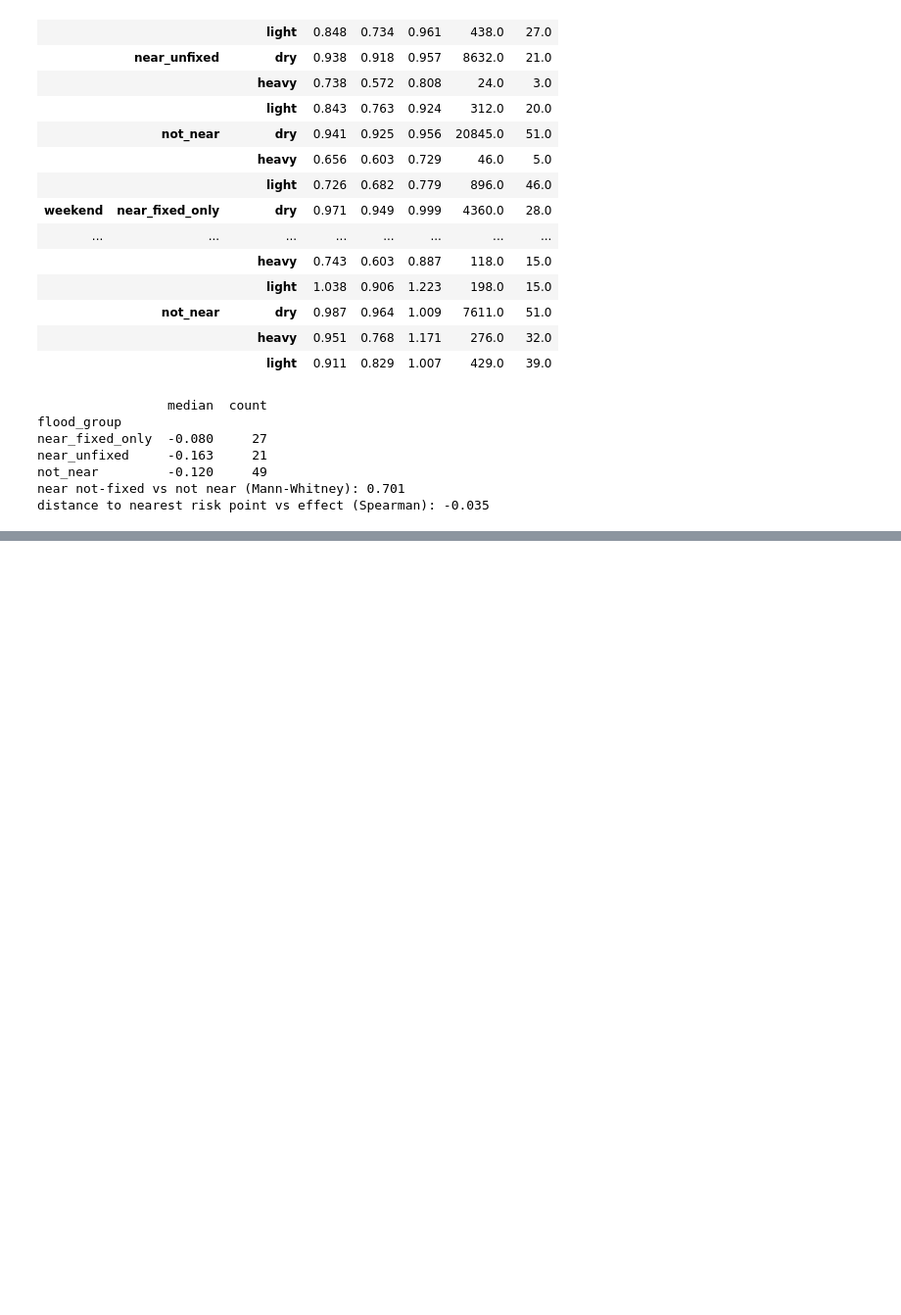
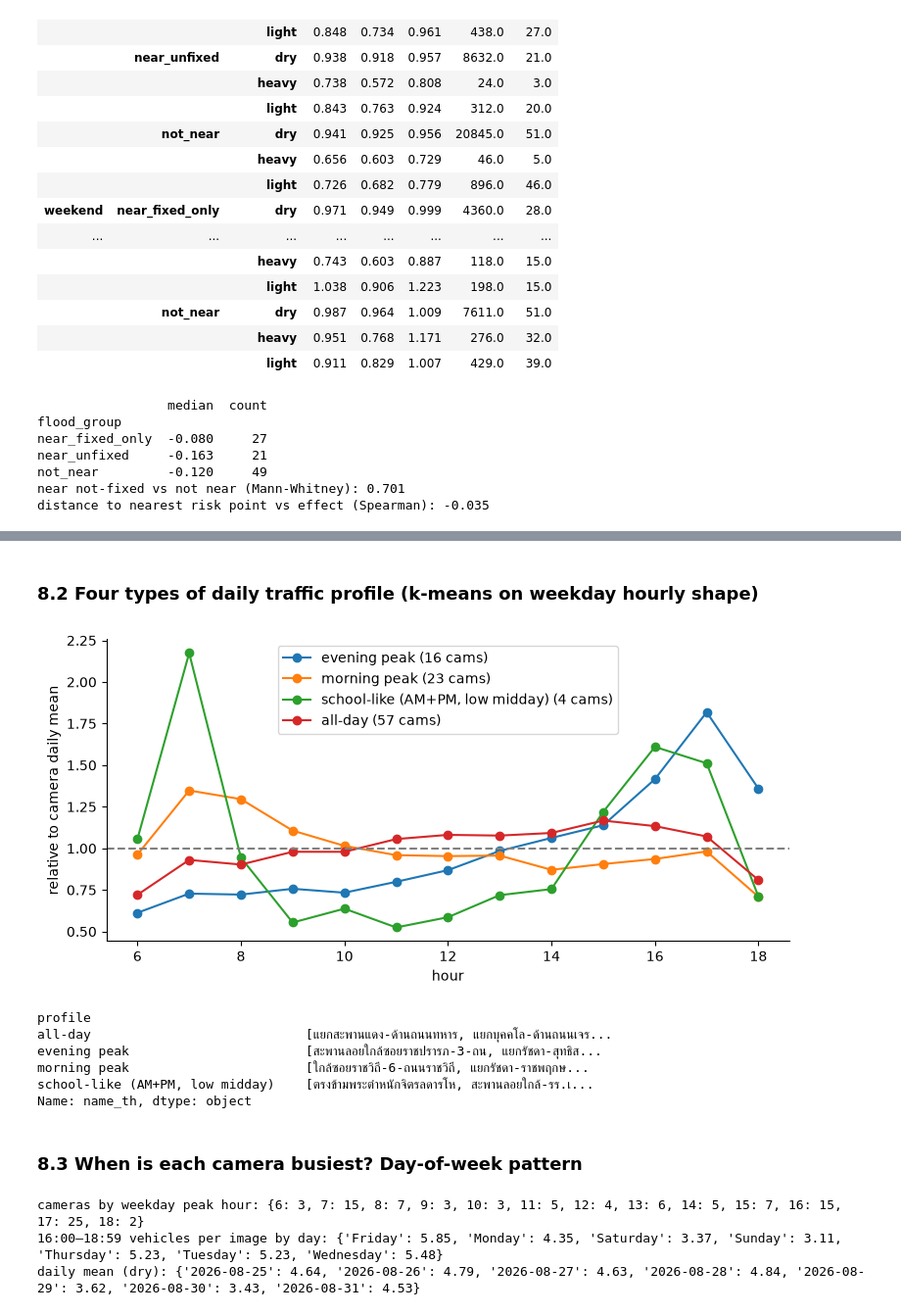
Before and after one commit to Mahhhh123/DSDE-Project-Traffic, a Jupyter notebook: 03_data_science/analysis.ipynb, the cells around one changed output, grey strips where cells are left out. Shown at 98% size. Saved outputs shown, nothing was run; the diff lists cells and outputs as text; code cells hidden in the pictures; blank space fills up the shorter version.

Commit message:
Restructure insights: 4 main conclusions plus general traffic insights from all provided data
Co-Authored-By: Claude Opus 5.5 <noreply@anthropic.com>

```diff
--- a/03_data_science/analysis.ipynb
+++ b/03_data_science/analysis.ipynb
@@ -307,0 +313,6 @@ distance to nearest risk point vs effect (Spearman): -0.035
+# %%
+mid = dry[dry.hour.between(9, 14)].groupby(['cam', 'day']).vehicles.mean().unstack()
+mid['weekend_ratio'] = mid.weekend / mid.weekday
+mid = mid.join(cams.set_index('cam')[['name_th']])
+print('median weekend/weekday ratio:', round(mid.weekend_ratio.median(), 2))
+pd.concat([mid.sort_values('weekend_ratio', ascending=False).head(6), mid.sort_values('weekend_ratio').head(6)])[['name_th', 'weekday', 'weekend', 'weekend_ratio']].round(2)
@@ -307,0 +335,44 @@ distance to nearest risk point vs effect (Spearman): -0.035
+# %% [markdown]
+### 8.2 Four types of daily traffic profile (k-means on weekday hourly shape)
+# %%
+from scipy.cluster.vq import kmeans2
+wdd = dry[(dry.day == 'weekday') & dry.hour.between(6, 18)]
+prof = wdd.groupby(['cam', 'hour']).vehicles.mean().unstack()
+Z = prof.div(prof.mean(axis=1), axis=0).fillna(1)
+best = None
+for seed in range(20):
+    cen, lab = kmeans2(Z.values, 4, seed=seed, minit='++')
+    inertia = ((Z.values - cen[lab]) ** 2).sum()
+    if best is None or inertia < best[0]:
+        best = (inertia, cen, lab)
+_, cen, lab = best
+names = {}
+for k in range(4):
+    am, mid_, pm = cen[k][1:3].mean(), cen[k][5:9].mean(), cen[k][10:12].mean()
+    names[k] = 'school-like (AM+PM, low midday)' if am > 1.3 and pm > 1.3 else 'morning peak' if am > 1.2 else 'evening peak' if pm > 1.3 else 'all-day'
+Z['profile'] = [names[k] for k in lab]
+fig, ax = plt.subplots()
+for k in range(4):
+    ax.plot(prof.columns, cen[k], marker='o', label='%s (%d cams)' % (names[k], (lab == k).sum()))
+ax.axhline(1, ls='--', c='grey'); ax.set_xlabel('hour'); ax.set_ylabel('relative to camera daily mean'); ax.legend(); plt.show()
+Z[['profile']].join(cams.set_index('cam').name_th).groupby('profile').name_th.apply(lambda s: list(s)[:6])
+# %% [output]
+[figure, added]
+profile
+all-day                            [แยกสะพานแดง-ด้านถนนทหาร, แยกบุคคโล-ด้านถนนเจร...
+evening peak                       [สะพานลอยใกล้ซอยราชปรารภ-3-ถน, แยกรัชดา-สุทธิส...
+morning peak                       [ใกล้ซอยราชวิถี-6-ถนนราชวิถี, แยกรัชดา-ราชพฤกษ...
+school-like (AM+PM, low midday)    [ตรงข้ามพระตำหนักจิตรลดารโห, สะพานลอยใกล้-รร.เ...
+Name: name_th, dtype: object
+# %% [markdown]
+### 8.3 When is each camera busiest? Day-of-week pattern
+# %%
+peak = wdd.groupby(['cam', 'hour']).vehicles.mean().unstack().idxmax(axis=1)
+print('cameras by weekday peak hour:', peak.value_counts().sort_index().to_dict())
+dow = dry.assign(dow=dry.ts.dt.day_name())
+print('16:00–18:59 vehicles per image by day:', dow[dow.hour.between(16, 18)].groupby('dow').vehicles.mean().round(2).to_dict())
+print('daily mean (dry):', dry.groupby('date').vehicles.mean().round(2).to_dict())
+# %% [output]
+cameras by weekday peak hour: {6: 3, 7: 15, 8: 7, 9: 3, 10: 3, 11: 5, 12: 4, 13: 6, 14: 5, 15: 7, 16: 15, 17: 25, 18: 2}
+16:00–18:59 vehicles per image by day: {'Friday': 5.85, 'Monday': 4.35, 'Saturday': 3.37, 'Sunday': 3.11, 'Thursday': 5.23, 'Tuesday': 5.23, 'Wednesday': 5.48}
+daily mean (dry): {'2026-08-25': 4.64, '2026-08-26': 4.79, '2026-08-27': 4.63, '2026-08-28': 4.84, '2026-08-29': 3.62, '2026-08-30': 3.43, '2026-08-31': 4.53}
```
Also changed, not shown: parts of 10 cells of this notebook, 2 other files.
